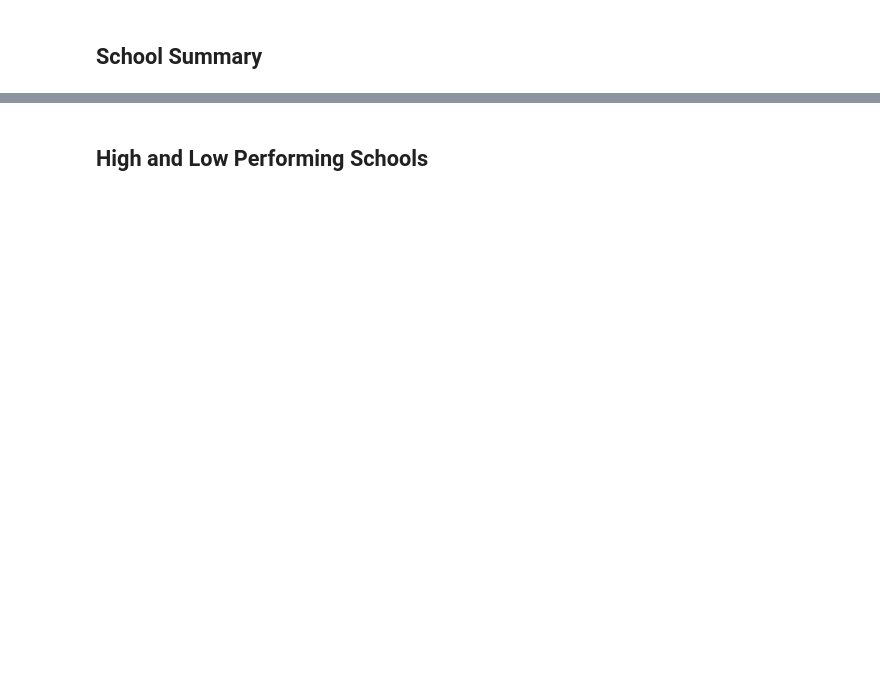
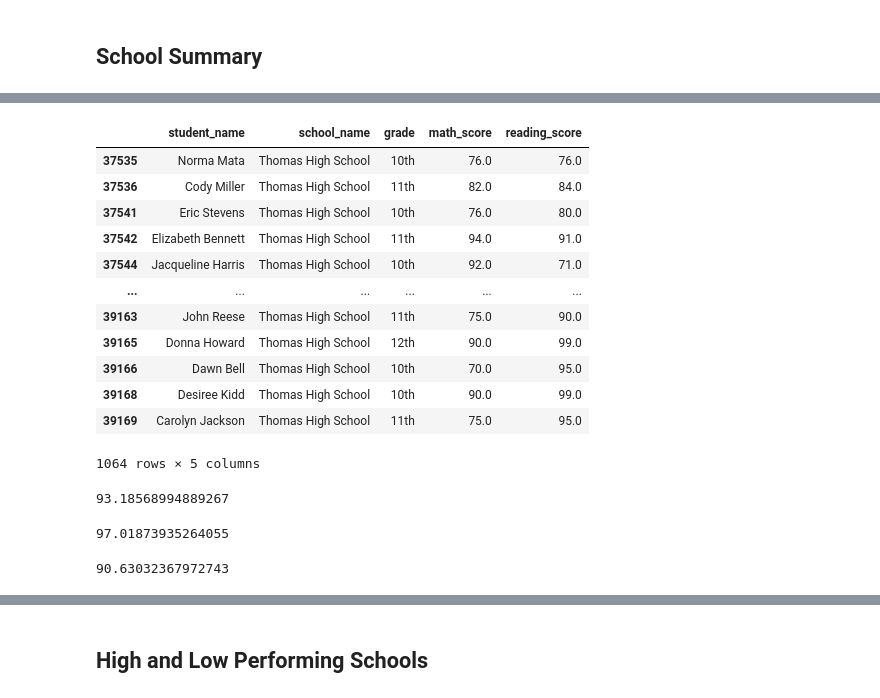
Before and after one commit to sebastianvillanoy/Challenge-4, a Jupyter notebook: PyCitySchools_Challenge.ipynb, the cells around one changed output, grey strips where cells are left out. Drawn from its saved outputs; the diff is of its cells as text; code cells hidden in the pictures; blank space fills up the shorter version.

```diff
--- a/PyCitySchools_Challenge.ipynb
+++ b/PyCitySchools_Challenge.ipynb
@@ -204,10 +269,39 @@ per_school_summary_df
 # %%
 # Step 8. Get all the students passing math and reading from THS
+pass_math_reading = (school_data_complete_df["math_score"]>= 70) & (school_data_complete_df["reading_score"]>= 70)
+ths_math_reading_passing = school_data_complete_df.loc[(school_data_complete_df["school_name"]=="Thomas High School") & pass_math_reading,["student_name", "school_name","grade","math_score","reading_score"]]
+ths_math_reading_passing
+# %% [output]
+|  | student_name | school_name | grade | math_score | reading_score |
+| 37535 | Norma Mata | Thomas High School | 10th | 76.0 | 76.0 |
+| 37536 | Cody Miller | Thomas High School | 11th | 82.0 | 84.0 |
+| 37541 | Eric Stevens | Thomas High School | 10th | 76.0 | 80.0 |
+| 37542 | Elizabeth Bennett | Thomas High School | 11th | 94.0 | 91.0 |
+| 37544 | Jacqueline Harris | Thomas High School | 10th | 92.0 | 71.0 |
+| ... | ... | ... | ... | ... | ... |
+| 39163 | John Reese | Thomas High School | 11th | 75.0 | 90.0 |
+| 39165 | Donna Howard | Thomas High School | 12th | 90.0 | 99.0 |
+| 39166 | Dawn Bell | Thomas High School | 10th | 70.0 | 95.0 |
+| 39168 | Desiree Kidd | Thomas High School | 10th | 90.0 | 99.0 |
+| 39169 | Carolyn Jackson | Thomas High School | 11th | 75.0 | 95.0 |
+1064 rows × 5 columns
 # %%
 # Step 9. Calculate the percentage of 10th-12th grade students passing math from Thomas High School.
+new_percentage_passing_math= ths_math_passing.loc[ths_math_passing["grade"]!="9th","student_name"].count()/ths_ten_to_twelve_count*100
+new_percentage_passing_math
+# %% [output]
+93.18568994889267
 # %%
 # Step 10. Calculate the percentage of 10th-12th grade students passing reading from Thomas High School.
+new_percentage_passing_reading= ths_reading_passing.loc[ths_reading_passing["grade"]!="9th","student_name"].count()/ths_ten_to_twelve_count*100
+new_percentage_passing_reading
+# %% [output]
+97.01873935264055
 # %%
 # Step 11. Calculate the overall passing percentage of 10th-12th grade from Thomas High School.
+new_percentage_passing_overall= ths_math_reading_passing.loc[ths_math_reading_passing["grade"]!="9th","student_name"].count()/ths_ten_to_twelve_count*100
+new_percentage_passing_overall
+# %% [output]
+90.63032367972743
 # %%
 # Step 12. Replace the passing math percent for Thomas High School in the per_school_summary_df.
```
Also changed, not shown: parts of 142 cells of this notebook.
